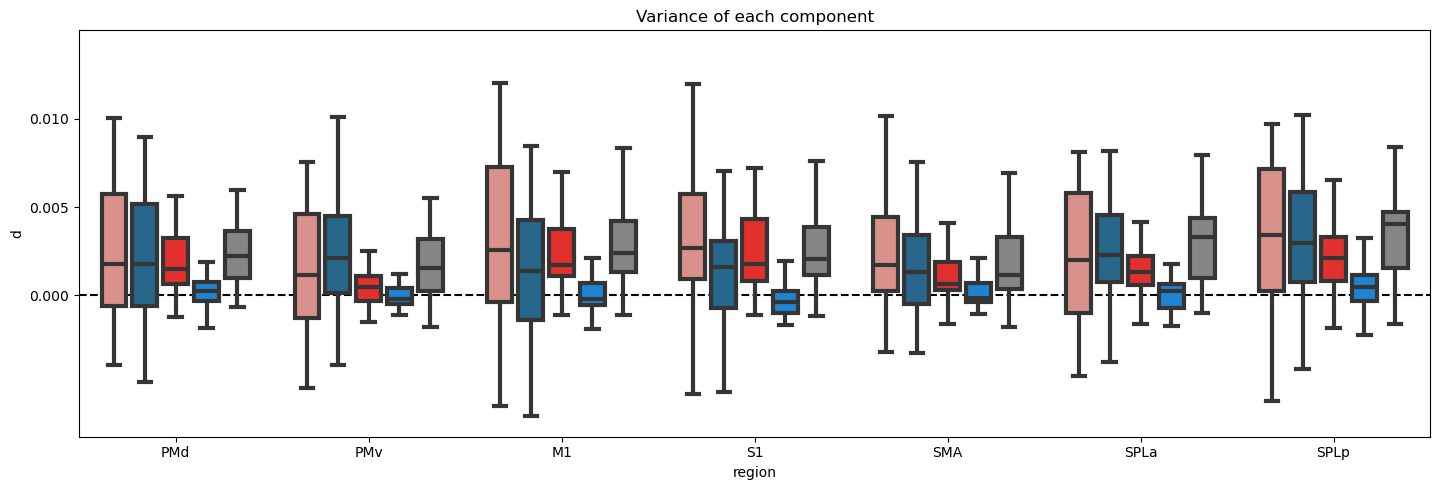
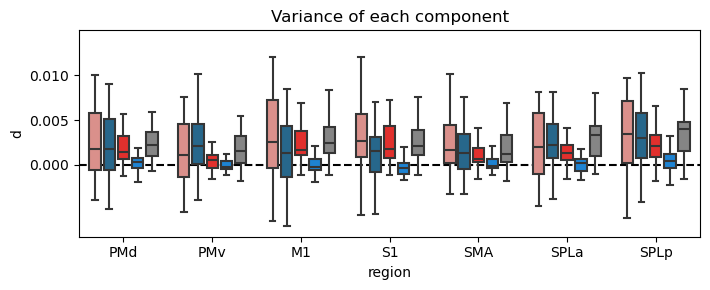
Code edit (unified diff) that turned the first committed figure into the second:
--- before
+++ after
@@ -11,8 +11,8 @@
 
 # boxplot:
-fig, ax = plt.subplots(figsize=(14.5, 5))
+fig, ax = plt.subplots(figsize=(7.2, 3))
 ax.axhline(0, color='k', linestyle='--')
 sns.boxplot(x='region', y='d', hue='component', data=df_components, ax=ax, 
-            legend=False, showfliers=False, width=0.8, gap=0.2, linewidth=3,
+            legend=False, showfliers=False, width=0.8, gap=0.2, linewidth=1.5,
             hue_order=['uni_contra', 'uni_ipsi', 'contra', 'ipsi', 'interaction'],
             order=['PMd','PMv','M1','S1','SMA','SPLa','SPLp'],

Commit: update ana